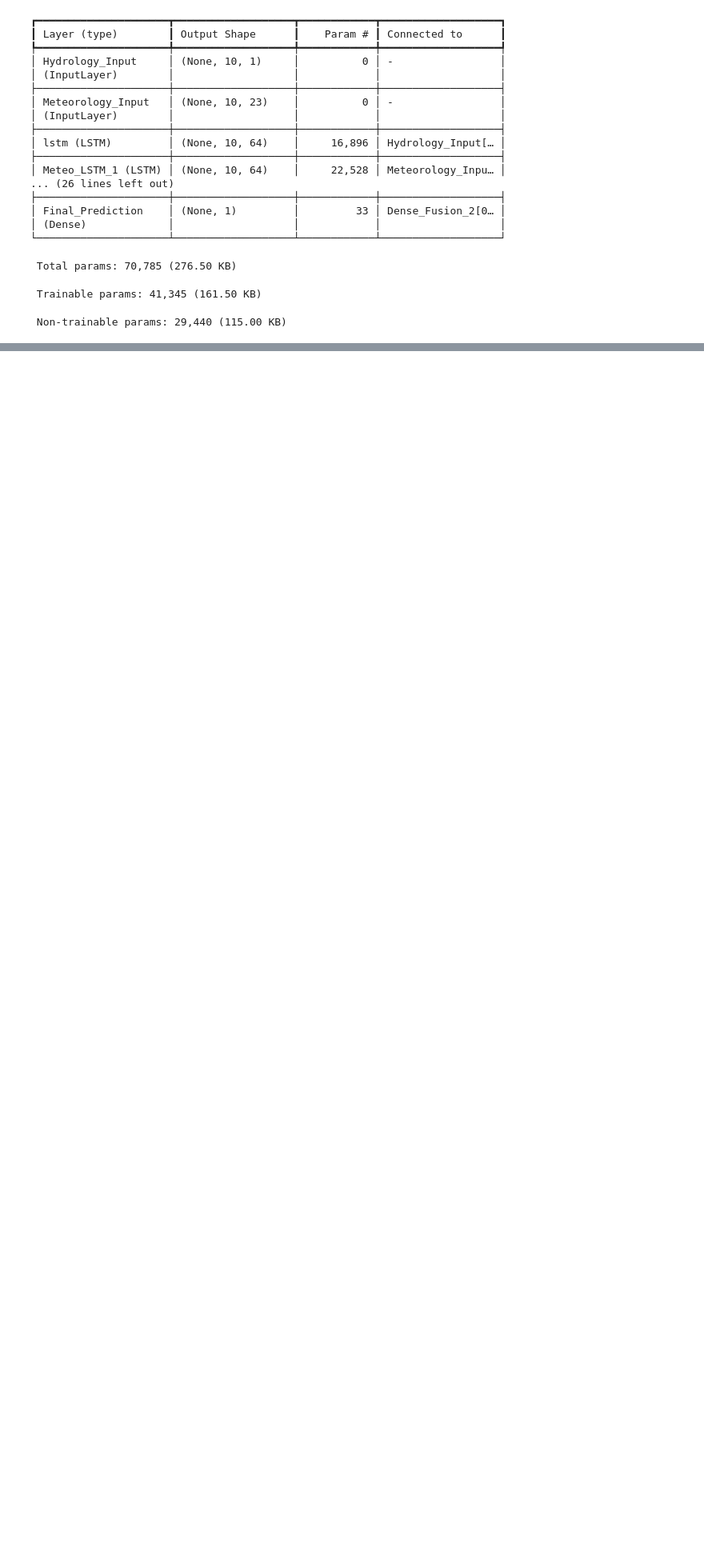
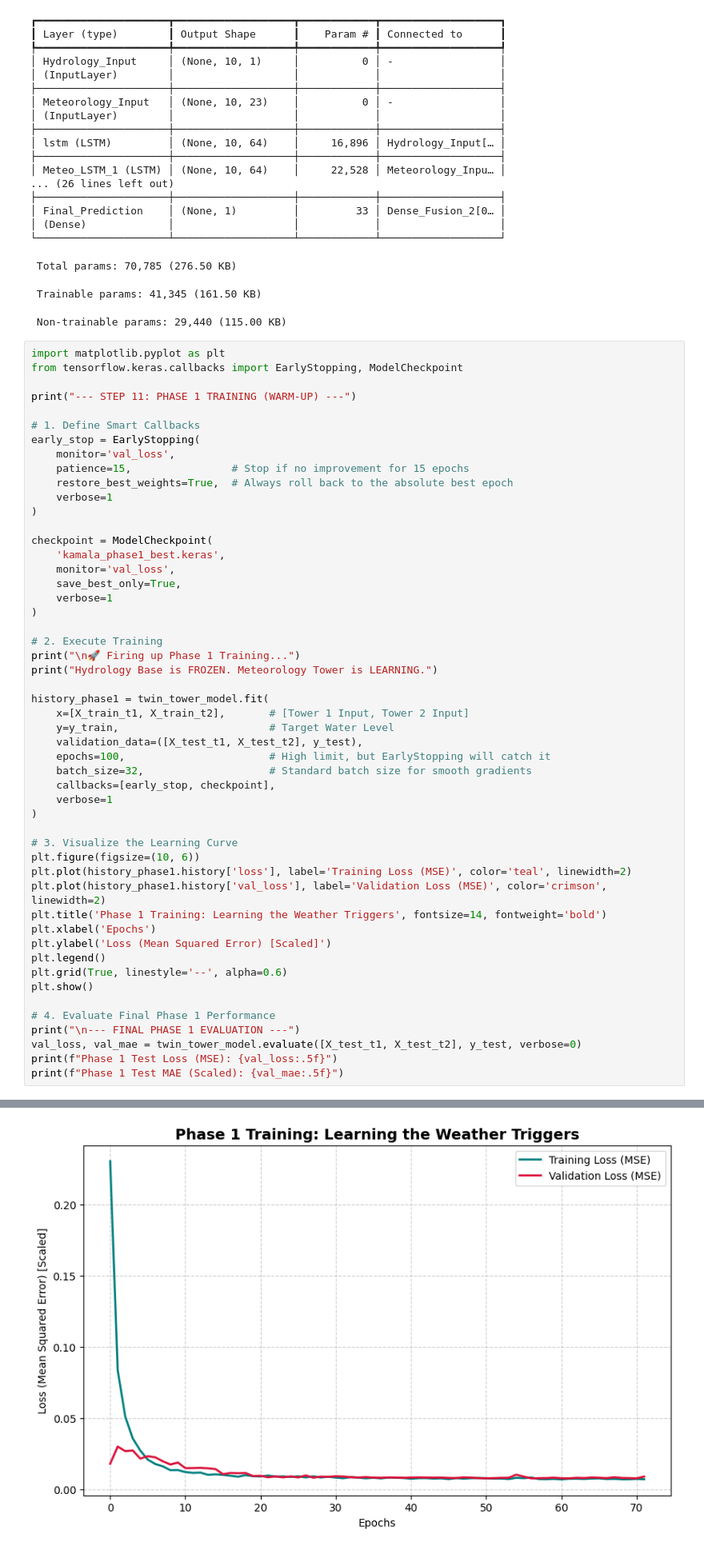
Before and after one commit to shishir881/Kamala-River-WaterLevel-Detection-RAN, a Jupyter notebook: finetuned_model/final_finetuning.ipynb, the cells around one changed output, grey strips where cells are left out. Shown at 80% size. Saved outputs shown, nothing was run; the diff lists cells and outputs as text; blank space fills up the shorter version.

Commit message:
phase 1 model complete

```diff
--- a/finetuned_model/final_finetuning.ipynb
+++ b/finetuned_model/final_finetuning.ipynb
@@ -383,3 +383,55 @@ Model: "Kamala_Phase1_Net"
  Total params: 70,785 (276.50 KB)
  Trainable params: 41,345 (161.50 KB)
  Non-trainable params: 29,440 (115.00 KB)
+# %%
+import matplotlib.pyplot as plt
+from tensorflow.keras.callbacks import EarlyStopping, ModelCheckpoint
+
+print("--- STEP 11: PHASE 1 TRAINING (WARM-UP) ---")
+
+# 1. Define Smart Callbacks
+early_stop = EarlyStopping(
+    monitor='val_loss',
+    patience=15,                # Stop if no improvement for 15 epochs
+    restore_best_weights=True,  # Always roll back to the absolute best epoch
+    verbose=1
+)
+
+checkpoint = ModelCheckpoint(
+    'kamala_phase1_best.keras',
+    monitor='val_loss',
+    save_best_only=True,
+    verbose=1
+)
+
+# 2. Execute Training
+print("\n🚀 Firing up Phase 1 Training...")
+print("Hydrology Base is FROZEN. Meteorology Tower is LEARNING.")
+
+history_phase1 = twin_tower_model.fit(
+    x=[X_train_t1, X_train_t2],       # [Tower 1 Input, Tower 2 Input]
+    y=y_train,                        # Target Water Level
+    validation_data=([X_test_t1, X_test_t2], y_test),
+    epochs=100,                       # High limit, but EarlyStopping will catch it
+    batch_size=32,                    # Standard batch size for smooth gradients
+    callbacks=[early_stop, checkpoint],
+    verbose=1
+)
+
+# 3. Visualize the Learning Curve
+plt.figure(figsize=(10, 6))
+plt.plot(history_phase1.history['loss'], label='Training Loss (MSE)', color='teal', linewidth=2)
+plt.plot(history_phase1.history['val_loss'], label='Validation Loss (MSE)', color='crimson', linewidth=2)
+plt.title('Phase 1 Training: Learning the Weather Triggers', fontsize=14, fontweight='bold')
+plt.xlabel('Epochs')
+plt.ylabel('Loss (Mean Squared Error) [Scaled]')
+plt.legend()
+plt.grid(True, linestyle='--', alpha=0.6)
+plt.show()
+
+# 4. Evaluate Final Phase 1 Performance
+print("\n--- FINAL PHASE 1 EVALUATION ---")
+val_loss, val_mae = twin_tower_model.evaluate([X_test_t1, X_test_t2], y_test, verbose=0)
+print(f"Phase 1 Test Loss (MSE): {val_loss:.5f}")
+print(f"Phase 1 Test MAE (Scaled): {val_mae:.5f}")
+# %% [output]
@@ -385,0 +455 @@ Model: "Kamala_Phase1_Net"
+[figure, added]
```
Also changed, not shown: parts of 1 cell of this notebook.
